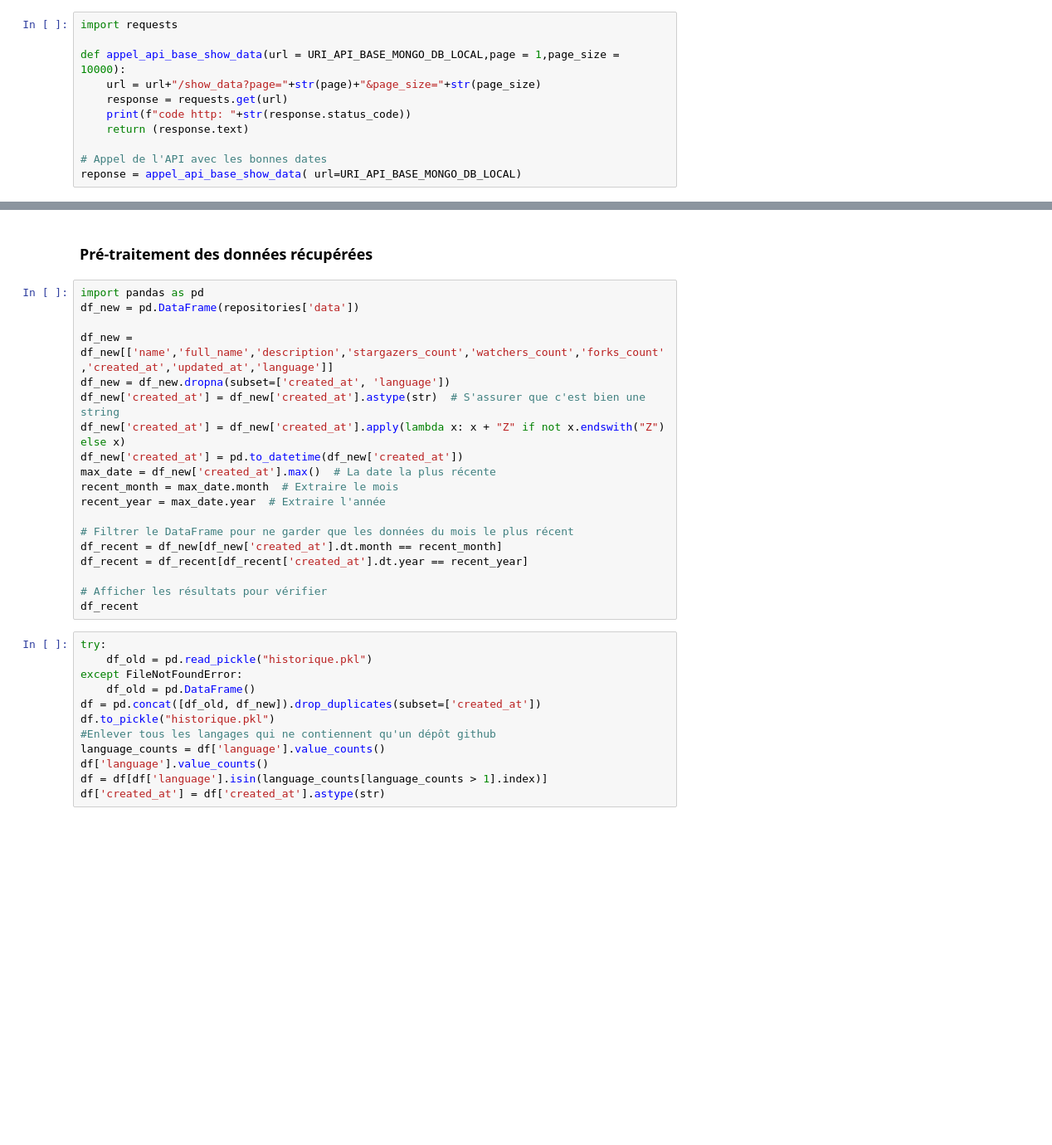
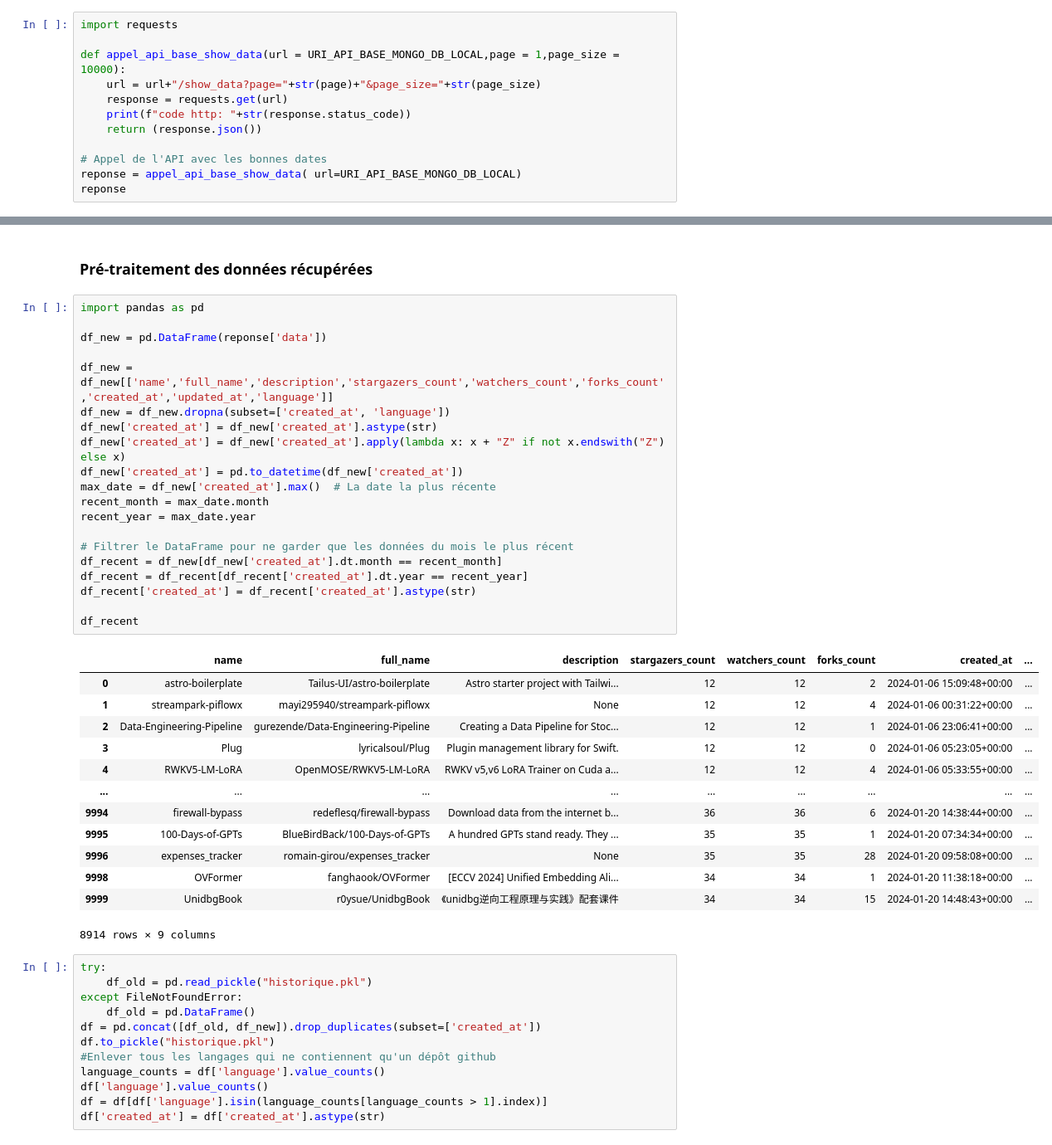
Before and after one commit to Chypri1/Big_Data_MLOps_Github_API, a Jupyter notebook: Démo/démo.ipynb, the cells around one changed output, grey strips where cells are left out. Shown at 83% size. Saved outputs shown, nothing was run; the diff lists cells and outputs as text; blank space fills up the shorter version.

```diff
--- a/Démo/démo.ipynb
+++ b/Démo/démo.ipynb
@@ -54,7 +95,8 @@ def appel_api_base_show_data(url = URI_API_BASE_MONGO_DB_LOCAL,page = 1,page_siz
     url = url+"/show_data?page="+str(page)+"&page_size="+str(page_size)
     response = requests.get(url)
     print(f"code http: "+str(response.status_code))
-    return (response.text)
+    return (response.json())
 
 # Appel de l'API avec les bonnes dates
 reponse = appel_api_base_show_data( url=URI_API_BASE_MONGO_DB_LOCAL)
+reponse
@@ -64,23 +125,38 @@ reponse = appel_api_base_show_data( url=URI_API_BASE_MONGO_DB_LOCAL)
 ### Pré-traitement des données récupérées
 # %%
 import pandas as pd
-df_new = pd.DataFrame(repositories['data'])
+
+df_new = pd.DataFrame(reponse['data'])
 
 df_new = df_new[['name','full_name','description','stargazers_count','watchers_count','forks_count','created_at','updated_at','language']]
 df_new = df_new.dropna(subset=['created_at', 'language'])
-df_new['created_at'] = df_new['created_at'].astype(str)  # S'assurer que c'est bien une string
+df_new['created_at'] = df_new['created_at'].astype(str)
 df_new['created_at'] = df_new['created_at'].apply(lambda x: x + "Z" if not x.endswith("Z") else x)
 df_new['created_at'] = pd.to_datetime(df_new['created_at'])
 max_date = df_new['created_at'].max()  # La date la plus récente
-recent_month = max_date.month  # Extraire le mois
-recent_year = max_date.year  # Extraire l'année
+recent_month = max_date.month
+recent_year = max_date.year
 
 # Filtrer le DataFrame pour ne garder que les données du mois le plus récent
 df_recent = df_new[df_new['created_at'].dt.month == recent_month]
 df_recent = df_recent[df_recent['created_at'].dt.year == recent_year]
+df_recent['created_at'] = df_recent['created_at'].astype(str)
 
-# Afficher les résultats pour vérifier
 df_recent
+# %% [output]
+|  | name | full_name | description | stargazers_count | watchers_count | forks_count | created_at | ... |
+| 0 | astro-boilerplate | Tailus-UI/astro-boilerplate | Astro starter project with Tailwi... | 12 | 12 | 2 | 2024-01-06 15:09:48+00:00 | ... |
+| 1 | streampark-piflowx | mayi295940/streampark-piflowx | None | 12 | 12 | 4 | 2024-01-06 00:31:22+00:00 | ... |
+| 2 | Data-Engineering-Pipeline | gurezende/Data-Engineering-Pipeline | Creating a Data Pipeline for Stoc... | 12 | 12 | 1 | 2024-01-06 23:06:41+00:00 | ... |
+| 3 | Plug | lyricalsoul/Plug | Plugin management library for Swift. | 12 | 12 | 0 | 2024-01-06 05:23:05+00:00 | ... |
+| 4 | RWKV5-LM-LoRA | OpenMOSE/RWKV5-LM-LoRA | RWKV v5,v6 LoRA Trainer on Cuda a... | 12 | 12 | 4 | 2024-01-06 05:33:55+00:00 | ... |
+| ... | ... | ... | ... | ... | ... | ... | ... | ... |
+| 9994 | firewall-bypass | redeflesq/firewall-bypass | Download data from the internet b... | 36 | 36 | 6 | 2024-01-20 14:38:44+00:00 | ... |
+| 9995 | 100-Days-of-GPTs | BlueBirdBack/100-Days-of-GPTs | A hundred GPTs stand ready. They ... | 35 | 35 | 1 | 2024-01-20 07:34:34+00:00 | ... |
+| 9996 | expenses_tracker | romain-girou/expenses_tracker | None | 35 | 35 | 28 | 2024-01-20 09:58:08+00:00 | ... |
+| 9998 | OVFormer | fanghaook/OVFormer | [ECCV 2024] Unified Embedding Ali... | 34 | 34 | 1 | 2024-01-20 11:38:18+00:00 | ... |
+| 9999 | UnidbgBook | r0ysue/UnidbgBook | 《unidbg逆向工程原理与实践》配套课件 | 34 | 34 | 15 | 2024-01-20 14:48:43+00:00 | ... |
+8914 rows × 9 columns
 # %%
 try:
     df_old = pd.read_pickle("historique.pkl")
```
Also changed, not shown: parts of 11 cells of this notebook, 7 other files.
